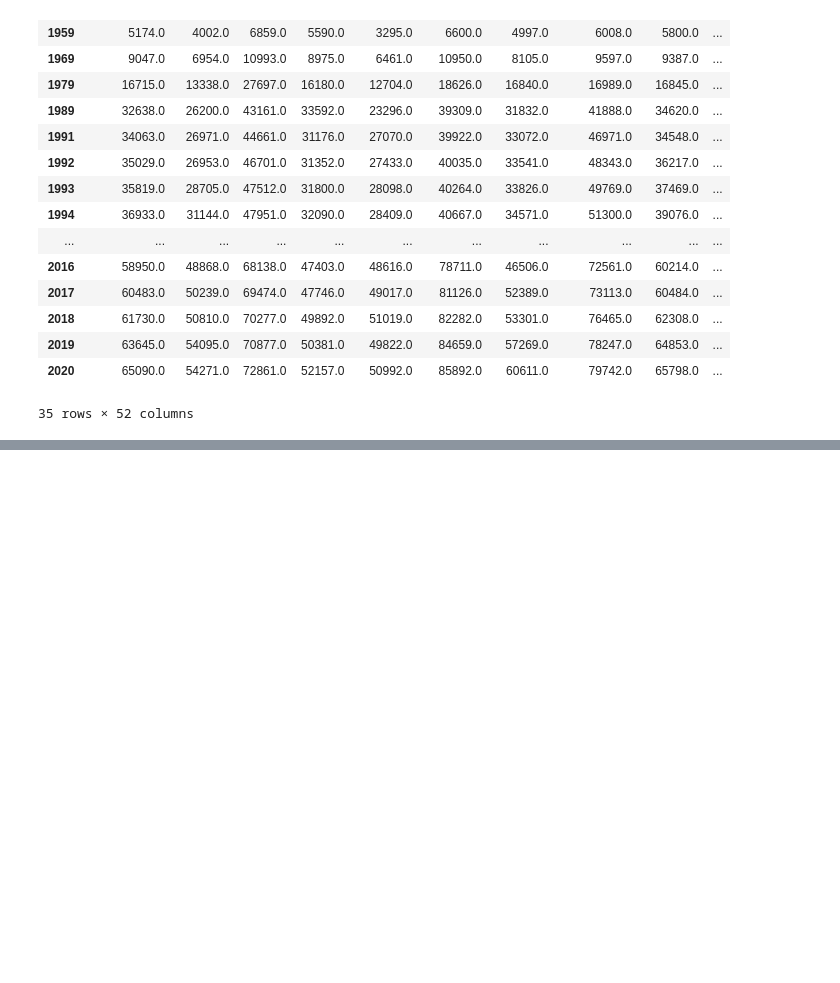
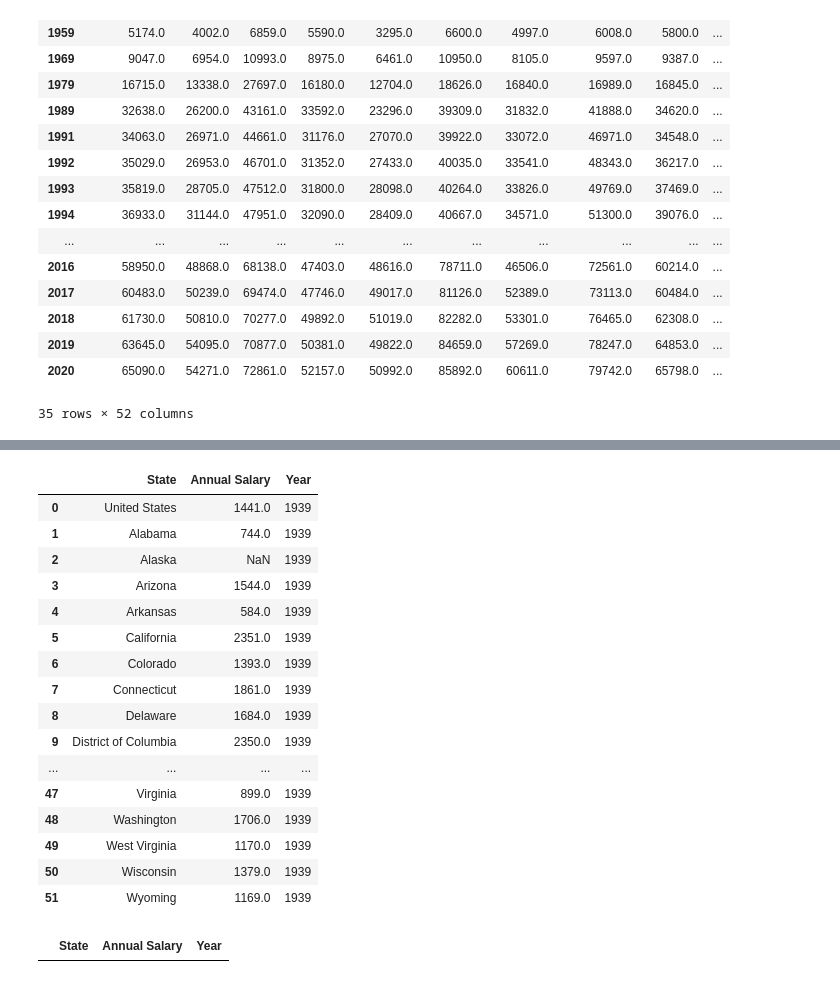
Before and after one commit to Lee-Terrell/Education_Statistics, a Jupyter notebook: Scraping/data_combiner.ipynb, the cells around one changed output, grey strips where cells are left out. Saved outputs shown, nothing was run; the diff lists cells and outputs as text; code cells hidden in the pictures; blank space fills up the shorter version.

```diff
--- a/Scraping/data_combiner.ipynb
+++ b/Scraping/data_combiner.ipynb
@@ -238,0 +279,25 @@ alternate_df.to_csv('Data/all_salaries_v2.csv', index=True)
+# %%
+i='1939'
+temp_df = pd.DataFrame(data={'State':complete_df[i].index,'Annual Salary':complete_df[i].values})#, columns=['State','Value'])
+
+temp_df['Year'] = i
+
+temp_df
+# %% [output]
+|  | State | Annual Salary | Year |
+| 0 | United States | 1441.0 | 1939 |
+| 1 | Alabama | 744.0 | 1939 |
+| 2 | Alaska | NaN | 1939 |
+| 3 | Arizona | 1544.0 | 1939 |
+| 4 | Arkansas | 584.0 | 1939 |
+| 5 | California | 2351.0 | 1939 |
+| 6 | Colorado | 1393.0 | 1939 |
+| 7 | Connecticut | 1861.0 | 1939 |
+| 8 | Delaware | 1684.0 | 1939 |
+| 9 | District of Columbia | 2350.0 | 1939 |
+| ... | ... | ... | ... |
+| 47 | Virginia | 899.0 | 1939 |
+| 48 | Washington | 1706.0 | 1939 |
+| 49 | West Virginia | 1170.0 | 1939 |
+| 50 | Wisconsin | 1379.0 | 1939 |
+| 51 | Wyoming | 1169.0 | 1939 |
@@ -238,0 +306,4 @@ alternate_df.to_csv('Data/all_salaries_v2.csv', index=True)
+# %%
+computer_readable_df
+# %% [output]
+|  | State | Annual Salary | Year |
```
Also changed, not shown: parts of 7 cells of this notebook.
